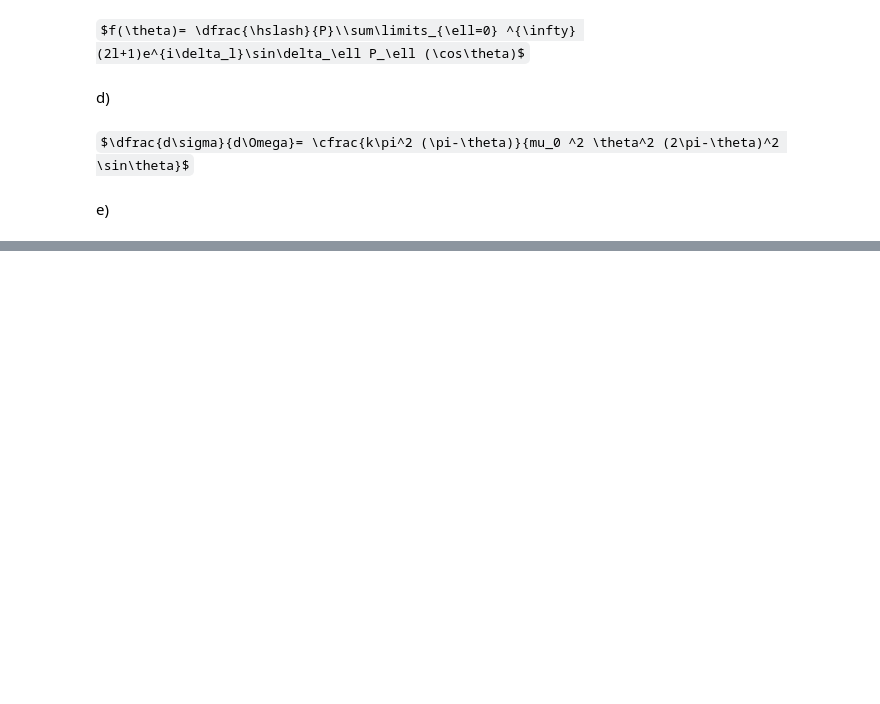
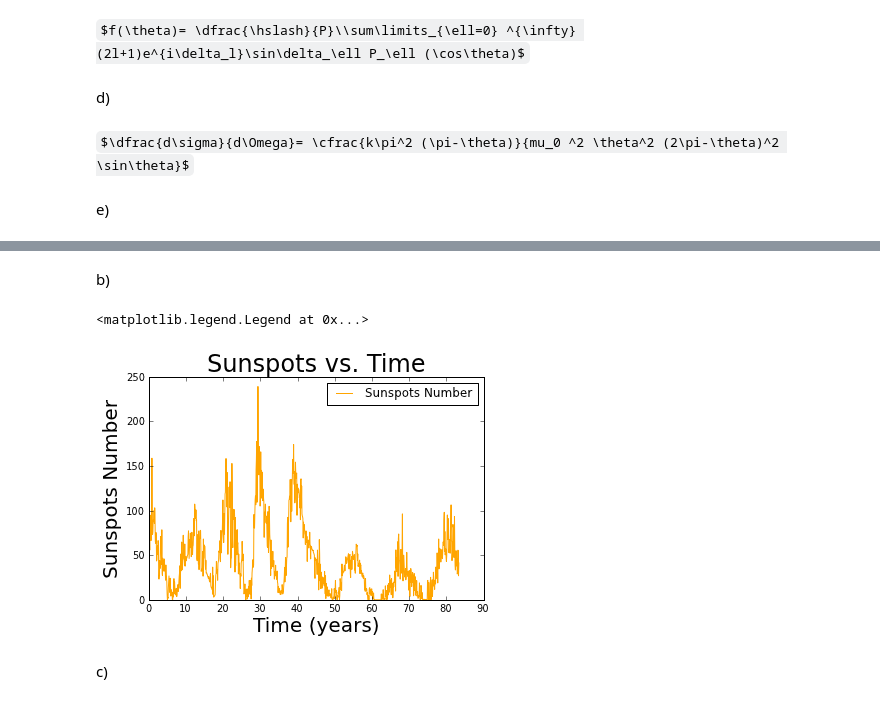
Before and after one commit to dgelfer/PHYS20213, a Jupyter notebook: Week3/Graphics_exercises2.ipynb, the cells around one changed output, grey strips where cells are left out. Saved outputs shown, nothing was run; the diff lists cells and outputs as text; code cells hidden in the pictures; some formulas as TeX source; blank space fills up the shorter version.

```diff
--- a/Week3/Graphics_exercises2.ipynb
+++ b/Week3/Graphics_exercises2.ipynb
@@ -34,0 +137,15 @@ e)
+# %% [markdown]
+b)
+# %%
+x2 = x[:1001]
+y2 = y[:1001]
+plot(x2/12,y2,color = "orange",label = "Sunspots Number")
+xlabel("Time (years)",fontsize=20)
+ylabel("Sunspots Number",fontsize=20)
+title("Sunspots vs. Time",fontsize = 24)
+legend()
+# %% [output]
+<matplotlib.legend.Legend at 0x...>
+[figure, added]
+# %% [markdown]
+c)
```
Also changed, not shown: parts of 15 cells of this notebook, 2 other files.
